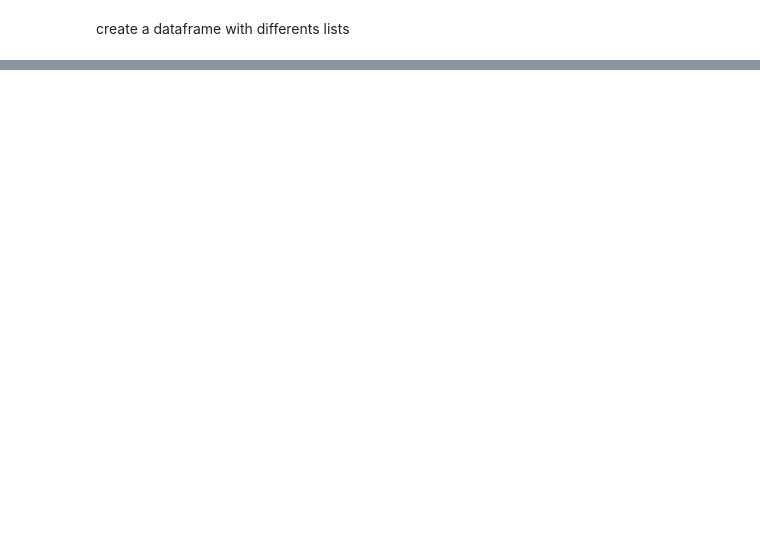
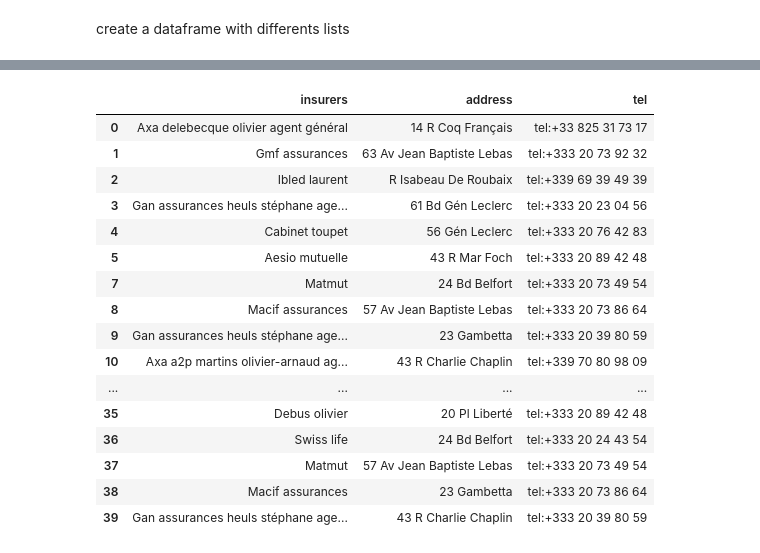
Before and after one commit to ArnaudSibilleHub/REST_API, a Jupyter notebook: Google Drive/GIT/Scraping/RbxInsurers.ipynb, the cells around one changed output, grey strips where cells are left out. Saved outputs shown, nothing was run; the diff lists cells and outputs as text; code cells hidden in the pictures; blank space fills up the shorter version.

```diff
--- a/Google Drive/GIT/Scraping/RbxInsurers.ipynb
+++ b/Google Drive/GIT/Scraping/RbxInsurers.ipynb
@@ -269,0 +737,34 @@ Error:
+# %%
+#define the number of rows and only use the half because iteratio on the double of page number + flip rows because seems to be better fitted on the second half
+max_rows = (len(flat_titles_list)) // 2
+flat_titles_list = np.array(flat_titles_list)[::-1]
+flat_titles_list = flat_titles_list[:max_rows]
+flat_addresses_list = np.array(flat_addresses_list)[::-1]
+flat_addresses_list = flat_addresses_list[:max_rows]
+tel_nb_list = np.array(tel_nb_list)[::-1]
+tel_nb_list = tel_nb_list[:max_rows]
+# %%
+insurers_list = {'insurers': flat_titles_list,
+                 'address' : flat_addresses_list,
+                 'tel': tel_nb_list}
+
+insurers_list = pd.DataFrame(insurers_list)
+insurers_list.drop_duplicates(keep='last')
+# %% [output]
+|  | insurers | address | tel |
+| 0 | Axa delebecque olivier agent général | 14 R Coq Français | tel:+33 825 31 73 17 |
+| 1 | Gmf assurances | 63 Av Jean Baptiste Lebas | tel:+333 20 73 92 32 |
+| 2 | Ibled laurent | R Isabeau De Roubaix | tel:+339 69 39 49 39 |
+| 3 | Gan assurances heuls stéphane age... | 61 Bd Gén Leclerc | tel:+333 20 23 04 56 |
+| 4 | Cabinet toupet | 56 Gén Leclerc | tel:+333 20 76 42 83 |
+| 5 | Aesio mutuelle | 43 R Mar Foch | tel:+333 20 89 42 48 |
+| 7 | Matmut | 24 Bd Belfort | tel:+333 20 73 49 54 |
+| 8 | Macif assurances | 57 Av Jean Baptiste Lebas | tel:+333 20 73 86 64 |
+| 9 | Gan assurances heuls stéphane age... | 23 Gambetta | tel:+333 20 39 80 59 |
+| 10 | Axa a2p martins olivier-arnaud ag... | 43 R Charlie Chaplin | tel:+339 70 80 98 09 |
+| ... | ... | ... | ... |
+| 35 | Debus olivier | 20 Pl Liberté | tel:+333 20 89 42 48 |
+| 36 | Swiss life | 24 Bd Belfort | tel:+333 20 24 43 54 |
+| 37 | Matmut | 57 Av Jean Baptiste Lebas | tel:+333 20 73 49 54 |
+| 38 | Macif assurances | 23 Gambetta | tel:+333 20 73 86 64 |
+| 39 | Gan assurances heuls stéphane age... | 43 R Charlie Chaplin | tel:+333 20 39 80 59 |
```
Also changed, not shown: parts of 17 cells of this notebook.
